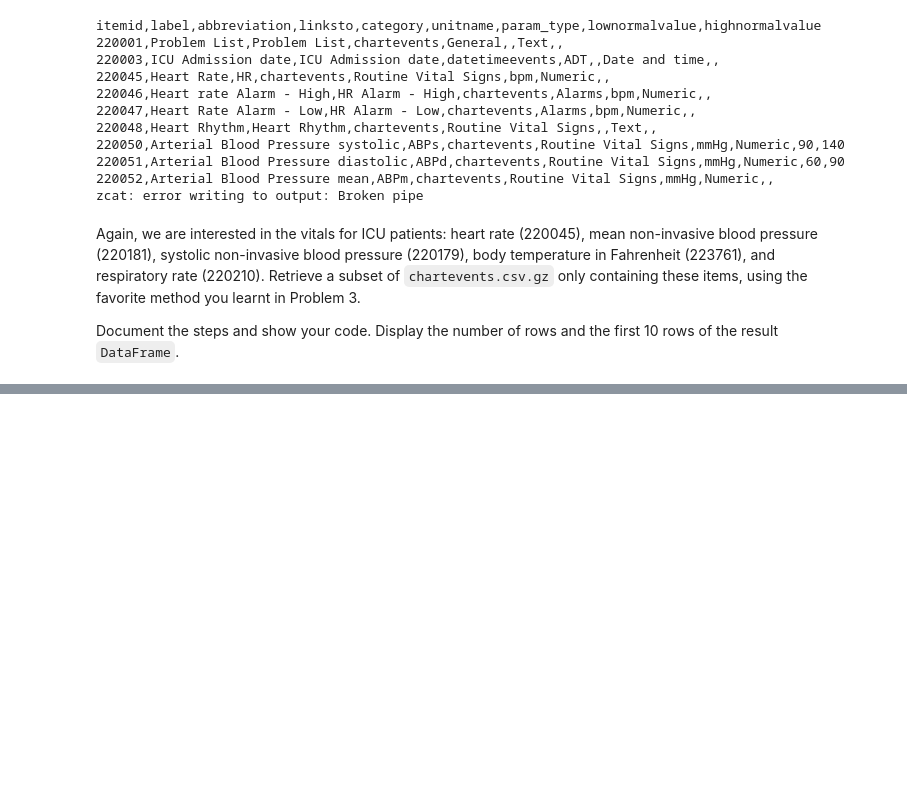
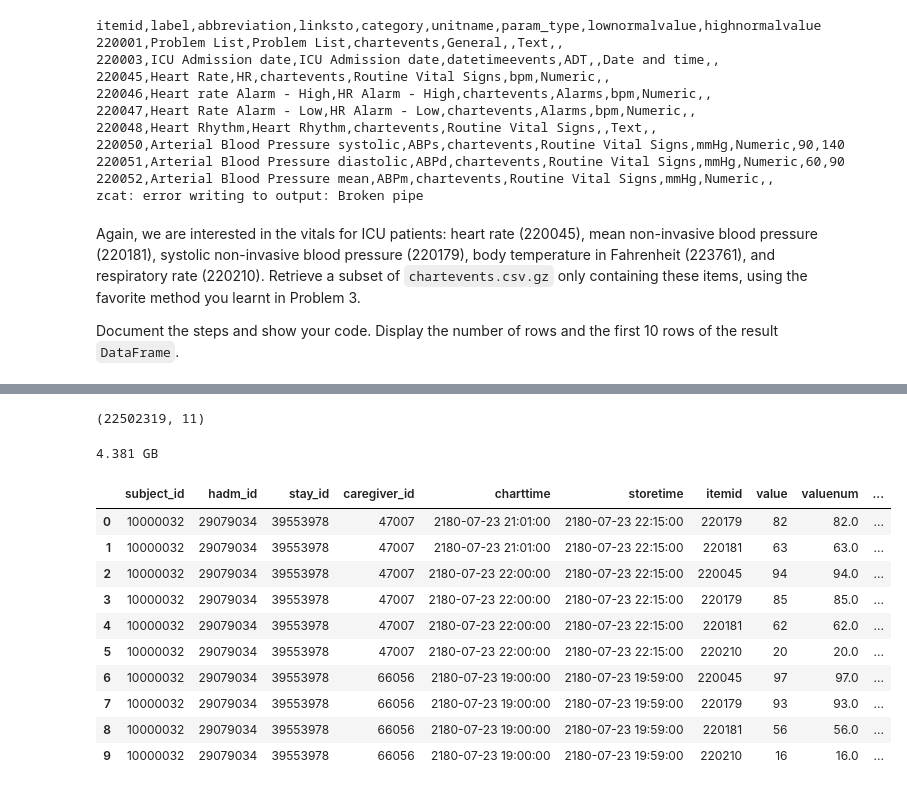
Before and after one commit to taylorswrite/biostat-203c-2024-spring, a Jupyter notebook: hw3/hw3.ipynb, the cells around one changed output, grey strips where cells are left out. Saved outputs shown, nothing was run; the diff lists cells and outputs as text; code cells hidden in the pictures; blank space fills up the shorter version.

```diff
--- a/hw3/hw3.ipynb
+++ b/hw3/hw3.ipynb
@@ -552,0 +954,13 @@ _Hint_: It could be a single SQL command.
+# %%
+%%time
+# open server-less database and close when done
+with duckdb.connect(database=':memory:') as con:
+  # SQL query
+  df_db_lab_ftr = con.execute(
+    """
+    SELECT subject_id, itemid, charttime, valuenum
+    FROM './pl_labevents.parquet'
+    WHERE itemid IN (50912, 50971, 50983, 50902, 50882, 51221, 51301, 50931)
+    ORDER BY subject_id, charttime ASC
+    """
+  ).df() # Output as pandas data frame
@@ -590,0 +1048,11 @@ Document the steps and show your code. Display the number of rows and the first
+# %%
+%%time
+# open server-less database in memory and close when done.
+with duckdb.connect(database=':memory:') as con:
+    df_db_chrt_ftr = con.execute( # SQL query
+      """
+      SELECT *
+      FROM './mimic/icu/chartevents.csv.gz'
+      WHERE itemid IN (220045, 220181, 220179, 223761, 220210)
+      """
+    ).df() # Output as pandas dataframe
@@ -590,0 +1062,22 @@ Document the steps and show your code. Display the number of rows and the first
+# %%
+df_db_chrt_ftr.shape
+# %% [output]
+(22502319, 11)
+# %%
+print(round(sys.getsizeof(df_db_chrt_ftr)/10**9,3), "GB")
+# %% [output]
+4.381 GB
+# %%
+df_db_chrt_ftr.head(10)
+# %% [output]
+|  | subject_id | hadm_id | stay_id | caregiver_id | charttime | storetime | itemid | value | valuenum | ... |
+| 0 | 10000032 | 29079034 | 39553978 | 47007 | 2180-07-23 21:01:00 | 2180-07-23 22:15:00 | 220179 | 82 | 82.0 | ... |
+| 1 | 10000032 | 29079034 | 39553978 | 47007 | 2180-07-23 21:01:00 | 2180-07-23 22:15:00 | 220181 | 63 | 63.0 | ... |
+| 2 | 10000032 | 29079034 | 39553978 | 47007 | 2180-07-23 22:00:00 | 2180-07-23 22:15:00 | 220045 | 94 | 94.0 | ... |
+| 3 | 10000032 | 29079034 | 39553978 | 47007 | 2180-07-23 22:00:00 | 2180-07-23 22:15:00 | 220179 | 85 | 85.0 | ... |
+| 4 | 10000032 | 29079034 | 39553978 | 47007 | 2180-07-23 22:00:00 | 2180-07-23 22:15:00 | 220181 | 62 | 62.0 | ... |
+| 5 | 10000032 | 29079034 | 39553978 | 47007 | 2180-07-23 22:00:00 | 2180-07-23 22:15:00 | 220210 | 20 | 20.0 | ... |
+| 6 | 10000032 | 29079034 | 39553978 | 66056 | 2180-07-23 19:00:00 | 2180-07-23 19:59:00 | 220045 | 97 | 97.0 | ... |
+| 7 | 10000032 | 29079034 | 39553978 | 66056 | 2180-07-23 19:00:00 | 2180-07-23 19:59:00 | 220179 | 93 | 93.0 | ... |
+| 8 | 10000032 | 29079034 | 39553978 | 66056 | 2180-07-23 19:00:00 | 2180-07-23 19:59:00 | 220181 | 56 | 56.0 | ... |
+| 9 | 10000032 | 29079034 | 39553978 | 66056 | 2180-07-23 19:00:00 | 2180-07-23 19:59:00 | 220210 | 16 | 16.0 | ... |
```
Also changed, not shown: parts of 97 cells of this notebook, 5 other files.
